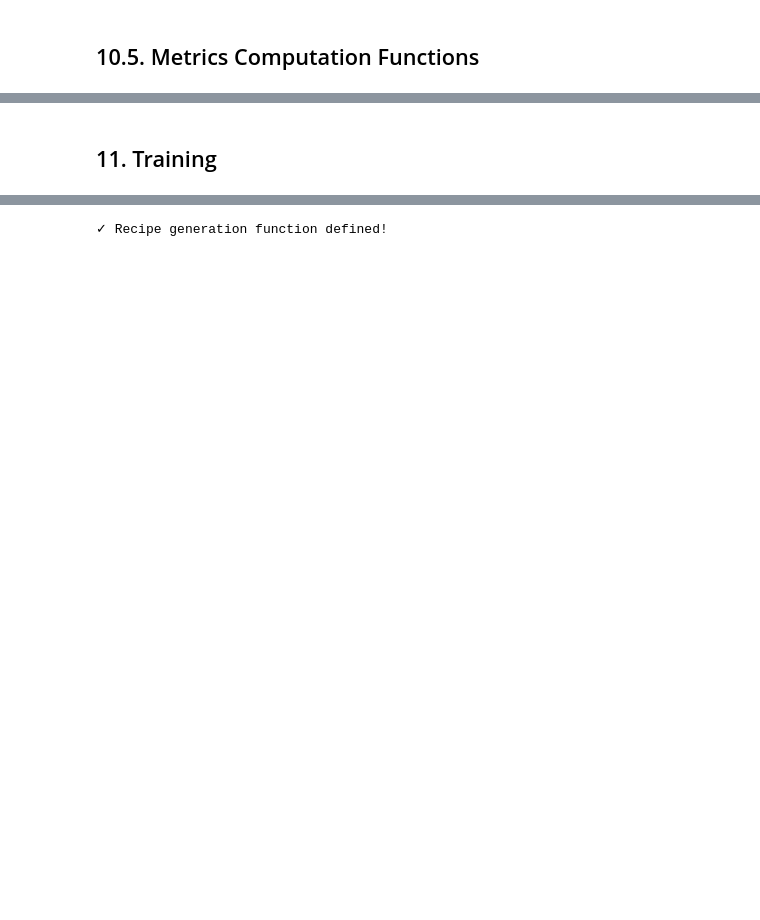
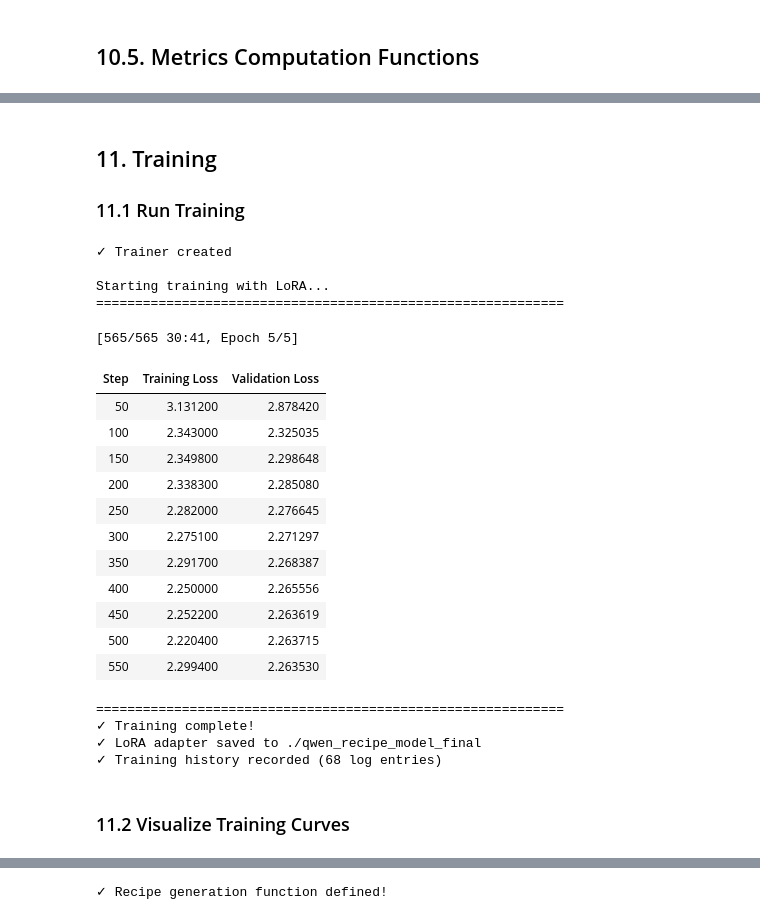
Before and after one commit to arenasluo/Food-Recipe-Generator, a Jupyter notebook: Food_to_receipe_Qwen.ipynb, the cells around one changed output, grey strips where cells are left out. Cells and saved outputs as stored; diff of their text form; code cells hidden in the pictures; blank space fills up the shorter version.

```diff
--- a/Food_to_receipe_Qwen.ipynb
+++ b/Food_to_receipe_Qwen.ipynb
@@ -395,21 +428,19 @@ Dataset split:
 # %% [markdown]
 ## 8. Training Configuration
 # %%
-# Training arguments optimized for memory efficiency
+# Training arguments optimized for better metrics
 per_device_batch = 1
-gradient_accum = 64  # Adjust based on your GPU memory
+gradient_accum = 8
 
 effective_batch_size = per_device_batch * gradient_accum
-if use_multi_gpu:
-    effective_batch_size *= num_gpus
 
 training_args = TrainingArguments(
     output_dir="./qwen_recipe_output",
-    num_train_epochs=3,
+    num_train_epochs=5,  # Increased from 3
     per_device_train_batch_size=per_device_batch,
     per_device_eval_batch_size=1,
     gradient_accumulation_steps=gradient_accum,
-    learning_rate=2e-5,
+    learning_rate=1e-4,  # Lower LR for stability
     lr_scheduler_type="cosine",
     warmup_ratio=0.1,
     max_grad_norm=1.0,
@@ -421,21 +452,24 @@ training_args = TrainingArguments(
     save_steps=100,
     save_total_limit=2,
     fp16=True,
+    bf16=False,
     dataloader_num_workers=0,
     dataloader_pin_memory=False,
     remove_unused_columns=False,
     report_to="none",
     gradient_checkpointing=True,
+    gradient_checkpointing_kwargs={"use_reentrant": False},
     optim="adamw_torch",
     weight_decay=0.01,
-    torch_empty_cache_steps=5,
     dataloader_drop_last=True,
+    local_rank=-1,
     ddp_find_unused_parameters=False,
 )
 
 print("✓ Training configuration ready!")
-print(f"  GPUs: {num_gpus if use_multi_gpu else 1}")
-print(f"  Batch per GPU: {per_device_batch}")
+print(f"  Epochs: 5")
+print(f"  Batch size: {per_device_batch}")
 print(f"  Gradient accumulation: {gradient_accum}")
 print(f"  Effective batch size: {effective_batch_size}")
+print(f"  Learning rate: 1e-4")
 # %% [output]
@@ -787,5 +786,60 @@ print("  - F1 (Instructions): Instruction overlap")
   - BLEU: N-gram overlap
   - F1 (Ingredients): Ingredient overlap
   - F1 (Instructions): Instruction overlap
+# %% [markdown]
+## 11. Training
+
+### 11.1 Run Training
+# %%
+# Create trainer
+trainer = Trainer(
+    model=qwen_model,
+    args=training_args,
+    train_dataset=train_dataset,
+    eval_dataset=test_dataset,
+    data_collator=data_collator,
+)
+
+print("✓ Trainer created")
+print("\nStarting training with LoRA...")
+print("=" * 60)
+
+# Train the model
+trainer.train()
+
+print("\n" + "=" * 60)
+print("✓ Training complete!")
+
+# Save LoRA adapter weights
+final_model_dir = "./qwen_recipe_model_final"
+qwen_model.save_pretrained(final_model_dir)
+qwen_processor.save_pretrained(final_model_dir)
+print(f"✓ LoRA adapter saved to {final_model_dir}")
+
+# Store training history for later use
+training_history = trainer.state.log_history if hasattr(trainer.state, 'log_history') else []
+print(f"✓ Training history recorded ({len(training_history)} log entries)")
+# %% [output]
+✓ Trainer created
+
+Starting training with LoRA...
+============================================================
+[565/565 30:41, Epoch 5/5]
+| Step | Training Loss | Validation Loss |
+| 50 | 3.131200 | 2.878420 |
+| 100 | 2.343000 | 2.325035 |
+| 150 | 2.349800 | 2.298648 |
+| 200 | 2.338300 | 2.285080 |
+| 250 | 2.282000 | 2.276645 |
+| 300 | 2.275100 | 2.271297 |
+| 350 | 2.291700 | 2.268387 |
+| 400 | 2.250000 | 2.265556 |
+| 450 | 2.252200 | 2.263619 |
+| 500 | 2.220400 | 2.263715 |
+| 550 | 2.299400 | 2.263530 |
+============================================================
+✓ Training complete!
+✓ LoRA adapter saved to ./qwen_recipe_model_final
+✓ Training history recorded (68 log entries)
 # %% [markdown]
-## 11. Training
+### 11.2 Visualize Training Curves
```
Also changed, not shown: parts of 22 cells of this notebook, 2 other files.
